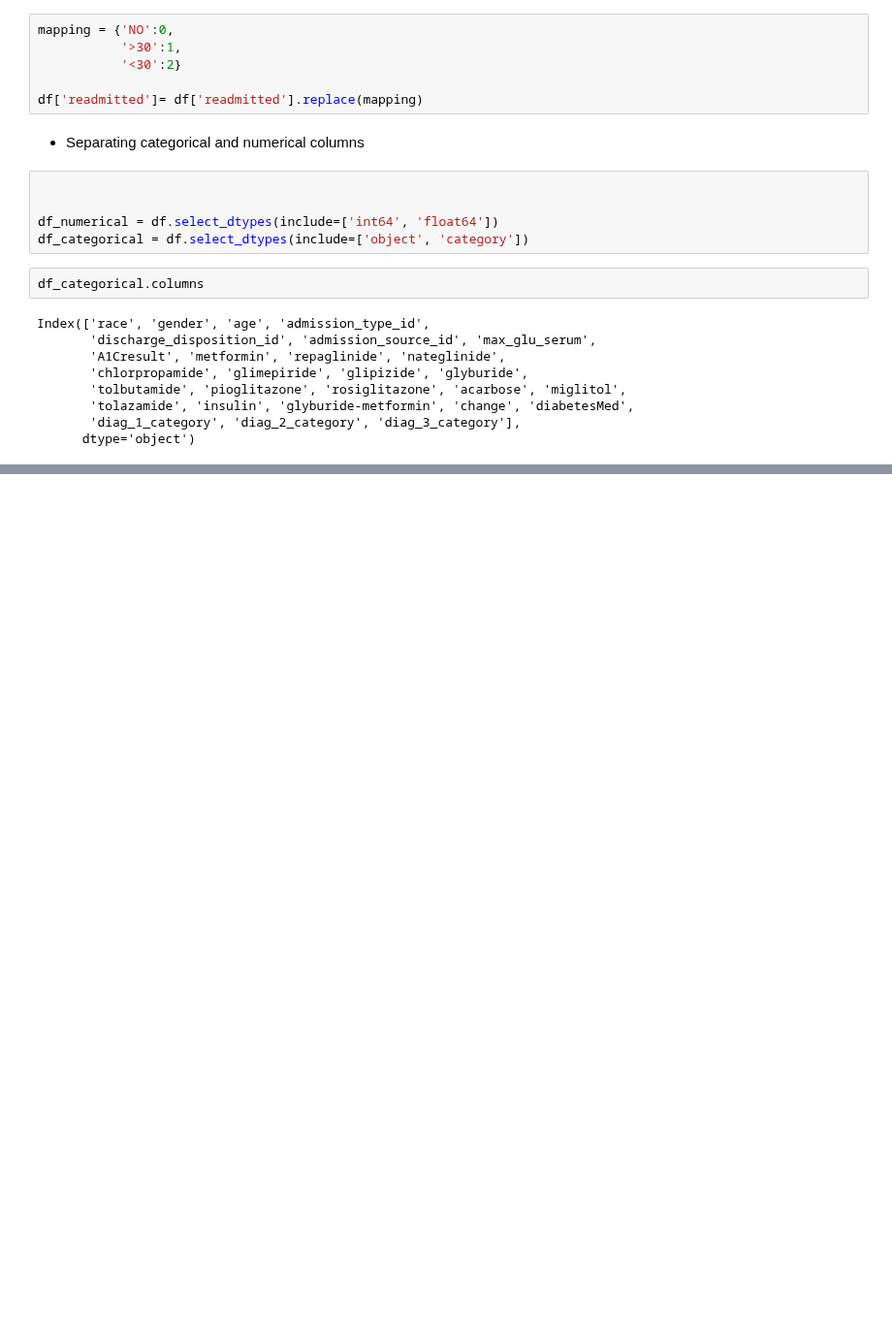
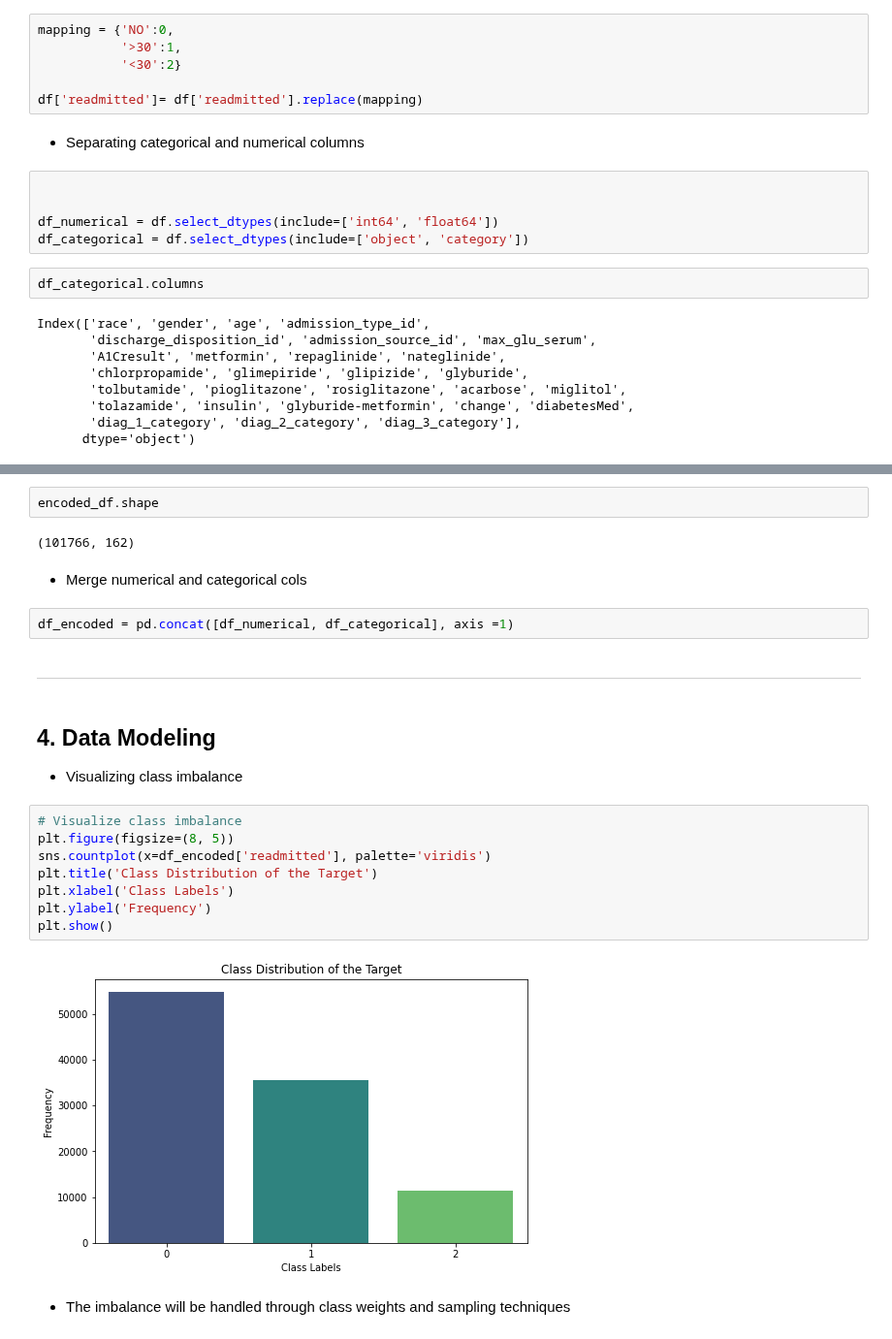
Before and after one commit to Jodhiamboapiyo/Diabetes_130-US_Hospitals_1999-2008, a Jupyter notebook: Notebooks/leo.ipynb, the cells around one changed output, grey strips where cells are left out. Shown at 97% size. Saved outputs shown, nothing was run; the diff lists cells and outputs as text; blank space fills up the shorter version.

Commit message:
Update data modeling

```diff
--- a/Notebooks/leo.ipynb
+++ b/Notebooks/leo.ipynb
@@ -877,0 +900,25 @@ Index(['race', 'gender', 'age', 'admission_type_id',
+# %%
+encoded_df.shape
+# %% [output]
+(101766, 162)
+# %% [markdown]
+- Merge numerical and categorical cols
+# %%
+df_encoded = pd.concat([df_numerical, df_categorical], axis =1)
+# %% [markdown]
+---
+# %% [markdown]
+## 4. Data Modeling
+- Visualizing class imbalance
+# %%
+# Visualize class imbalance
+plt.figure(figsize=(8, 5))
+sns.countplot(x=df_encoded['readmitted'], palette='viridis')
+plt.title('Class Distribution of the Target')
+plt.xlabel('Class Labels')
+plt.ylabel('Frequency')
+plt.show()
+# %% [output]
+[figure, added]
+# %% [markdown]
+- The imbalance will be handled through class weights and sampling techniques
```
Also changed, not shown: parts of 2 cells of this notebook.
